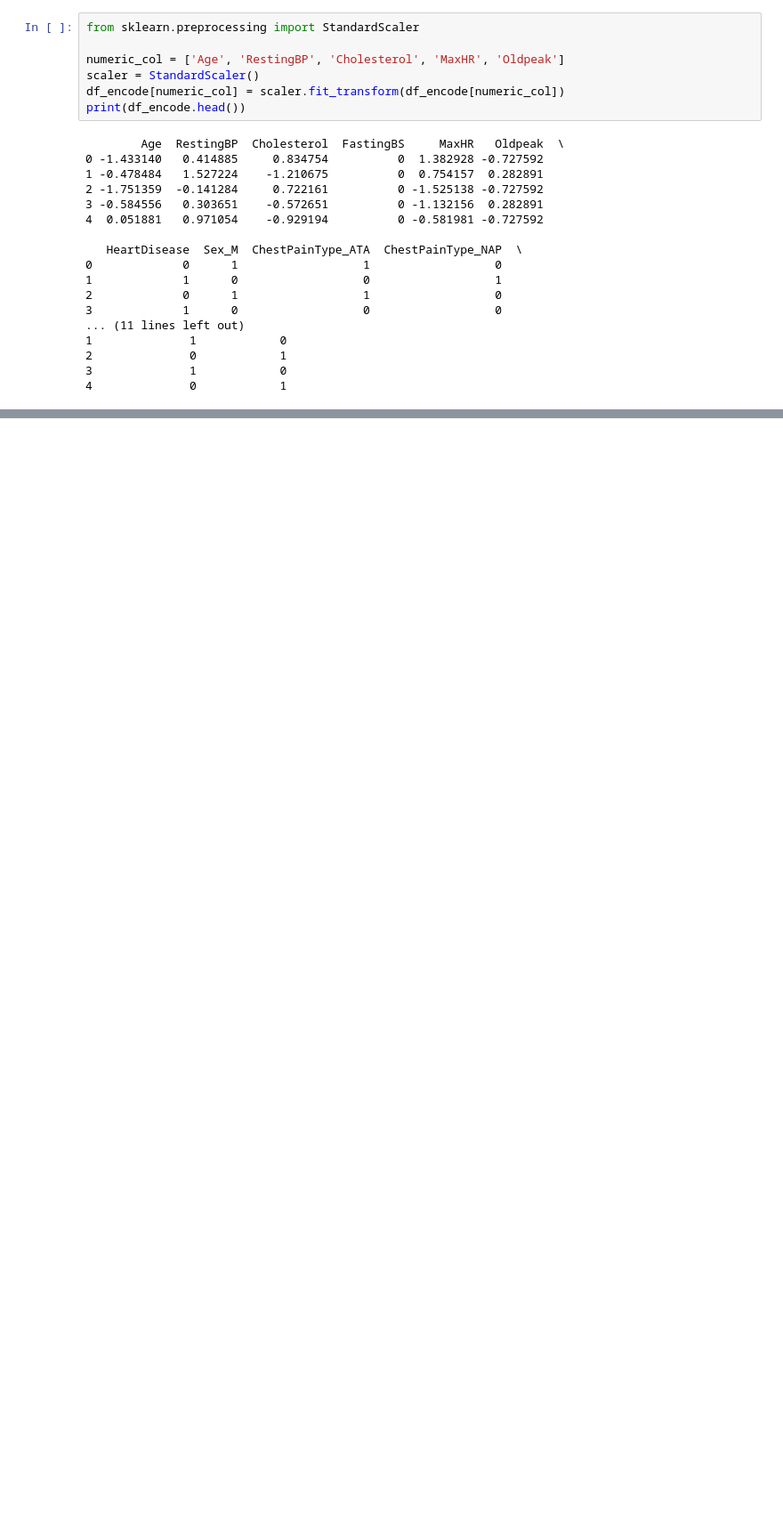
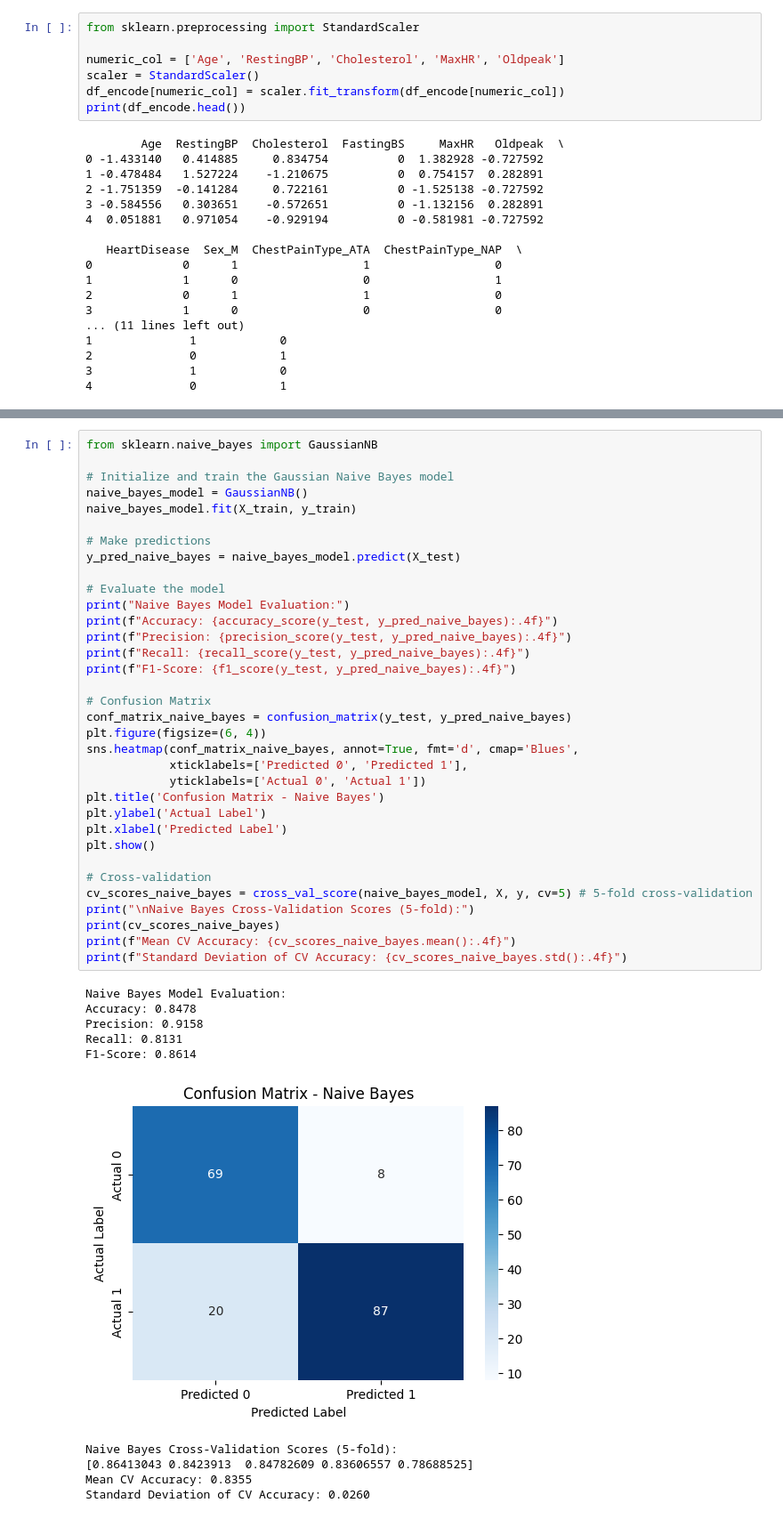
Before and after one commit to Vaishnavi943/ML_Project, a Jupyter notebook: HeartDisease_classifier.ipynb, the cells around one changed output, grey strips where cells are left out. Shown at 89% size. Drawn from its saved outputs; the diff is of its cells as text; blank space fills up the shorter version.

```diff
--- a/HeartDisease_classifier.ipynb
+++ b/HeartDisease_classifier.ipynb
@@ -221,0 +299,45 @@ print(df_encode.head())
+# %%
+from sklearn.naive_bayes import GaussianNB
+
+# Initialize and train the Gaussian Naive Bayes model
+naive_bayes_model = GaussianNB()
+naive_bayes_model.fit(X_train, y_train)
+
+# Make predictions
+y_pred_naive_bayes = naive_bayes_model.predict(X_test)
+
+# Evaluate the model
+print("Naive Bayes Model Evaluation:")
+print(f"Accuracy: {accuracy_score(y_test, y_pred_naive_bayes):.4f}")
+print(f"Precision: {precision_score(y_test, y_pred_naive_bayes):.4f}")
+print(f"Recall: {recall_score(y_test, y_pred_naive_bayes):.4f}")
+print(f"F1-Score: {f1_score(y_test, y_pred_naive_bayes):.4f}")
+
+# Confusion Matrix
+conf_matrix_naive_bayes = confusion_matrix(y_test, y_pred_naive_bayes)
+plt.figure(figsize=(6, 4))
+sns.heatmap(conf_matrix_naive_bayes, annot=True, fmt='d', cmap='Blues',
+            xticklabels=['Predicted 0', 'Predicted 1'],
+            yticklabels=['Actual 0', 'Actual 1'])
+plt.title('Confusion Matrix - Naive Bayes')
+plt.ylabel('Actual Label')
+plt.xlabel('Predicted Label')
+plt.show()
+
+# Cross-validation
+cv_scores_naive_bayes = cross_val_score(naive_bayes_model, X, y, cv=5) # 5-fold cross-validation
+print("\nNaive Bayes Cross-Validation Scores (5-fold):")
+print(cv_scores_naive_bayes)
+print(f"Mean CV Accuracy: {cv_scores_naive_bayes.mean():.4f}")
+print(f"Standard Deviation of CV Accuracy: {cv_scores_naive_bayes.std():.4f}")
+# %% [output]
+Naive Bayes Model Evaluation:
+Accuracy: 0.8478
+Precision: 0.9158
+Recall: 0.8131
+F1-Score: 0.8614
+[figure, added]
+Naive Bayes Cross-Validation Scores (5-fold):
+[0.86413043 0.8423913  0.84782609 0.83606557 0.78688525]
+Mean CV Accuracy: 0.8355
+Standard Deviation of CV Accuracy: 0.0260
```
Also changed, not shown: parts of 22 cells of this notebook.
